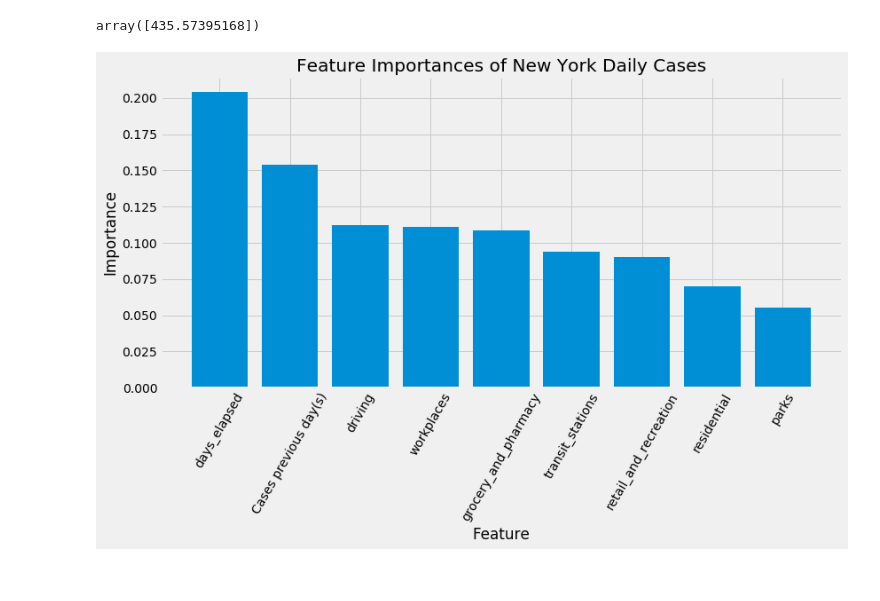
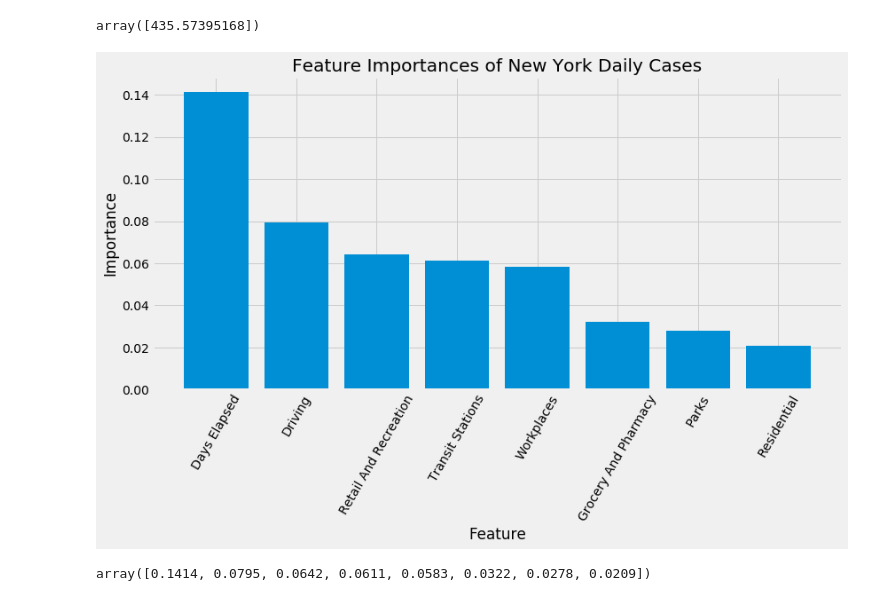
Before and after one commit to Jbudnick/Covid-19-Forecasting, a Jupyter notebook: notebooks/EDA.ipynb, the cells around one changed output. Cells and saved outputs as stored; diff of their text form; code cells hidden in the pictures.

```diff
--- a/notebooks/EDA.ipynb
+++ b/notebooks/EDA.ipynb
@@ -7,7 +7,7 @@ cd '/Users/jbud/Desktop/Galvanize/repos/Covid-19-Forecasting'
 # %% [output]
 /Users/jbud/Desktop/Galvanize/repos/Covid-19-Forecasting
 # %%
-### %load src/reg_model_class.py
+# %load src/reg_model_class.py
 import numpy as np
 import pandas as pd
 
@@ -21,12 +21,15 @@ from sklearn.ensemble import RandomForestRegressor
 from sklearn.metrics import mean_squared_error
 
 from scipy.interpolate import make_interp_spline
+# from data_clean_script import clean_data, replace_initial_values, replace_with_moving_averages, load_and_clean_data, create_spline, convert_to_date, fill_na_with_surround
 
+from pandas.plotting import register_matplotlib_converters
 import matplotlib.pyplot as plt
 import matplotlib
 
 from matplotlib.dates import (DAILY, DateFormatter,
                               rrulewrapper, RRuleLocator, drange)
+
 
 class reg_model(object):
     def __init__(self, X, y, log_trans_y=False, day_cutoff=87):
@@ -43,7 +46,8 @@ class reg_model(object):
         train_mask = self.X['days_elapsed(t)'] < day_cutoff
         holdout_mask = self.X['days_elapsed(t)'] >= day_cutoff
         self.log_trans_y = log_trans_y
-        self.X_train, self.X_test, self.y_train, self.y_test = self.X[train_mask], self.X[holdout_mask], self.y[train_mask], self.y[holdout_mask]
+        self.X_train, self.X_test, self.y_train, self.y_test = self.X[
+            train_mask], self.X[holdout_mask], self.y[train_mask], self.y[holdout_mask]
         self.error_metric = None
 
     def lin_reg(self):
@@ -76,13 +80,16 @@ class reg_model(object):
             n = np.arange(1, max_trees + 1, 1)
             error = []
             for each in n:
-                self.model = RandomForestRegressor(n_estimators=each, n_jobs = -1, random_state = 1)
+                self.model = RandomForestRegressor(
+                    n_estimators=each, n_jobs=-1, random_state=1)
                 self.model.fit(self.X_train, self.y_train)
                 self.error_metric = 'rmse'
                 error.append(self.evaluate_model())
             #plt.plot(n, error)
             n_trees = n[error.index(min(error))]
-        self.model = RandomForestRegressor(n_estimators=n_trees, random_state = None) # n_jobs = -1, random_state = 0, max_depth = 3, oob_score = False, random_state = 10
+        # n_jobs = -1, random_state = 0, max_depth = 3, oob_score = False, random_state = 10
+        self.model = RandomForestRegressor(
+            n_estimators=n_trees, random_state=None)
         self.model.fit(self.X_train, self.y_train)
         self.error_metric = 'rmse'
 
@@ -107,11 +114,12 @@ class reg_model(object):
         self.forecasted = self.model.predict(to_forecast_df)
         return self.forecasted
 
-    def plot_model(self, use_smoothed=True, threshold=100, save_name=None, xvar='days_elapsed(t)', convDate = True):
+    def plot_model(self, use_smoothed=True, threshold=100, save_name=None, xvar='days_elapsed(t)', convDate=True):
         '''
         Use smoothed generates data using moving average.
         Convdate converts days elapsed into date
         '''
+        register_matplotlib_converters()
         fig, ax = plt.subplots(figsize=(10, 6))
         if self.log_trans_y == True:
             self.y_test = np.e ** self.y_test
@@ -121,8 +129,9 @@ class reg_model(object):
                self.y_train, color='red', label="Training Data")
         if use_smoothed == True:
             x, y = create_spline(self.X[xvar], self.y)
-            x = pd.DataFrame(x).iloc[:,0].apply(convert_to_date)
-            ax.plot_date(x, y, c='green', label='Moving Average - 7 days', xdate = True, marker = '', ls = '-')
+            x = pd.DataFrame(x).iloc[:, 0].apply(convert_to_date)
+            ax.plot_date(x, y, c='green', label='Moving Average - 7 days',
+                         xdate=True, marker='', ls='-')
             fig.autofmt_xdate()
 
             rule = rrulewrapper(DAILY, interval=7)
@@ -806,15 +935,20 @@ rule = rrulewrapper(DAILY, interval=7)
 loc = RRuleLocator(rule)
 formatter = DateFormatter('%y/%m/%d')
 # %%
+num_states = 5
+i = 0
+
 top_states = covid_df[['state','New_Cases_per_pop']].groupby('state').mean()
 top_states.sort_values('New_Cases_per_pop', ascending = False, inplace = True)
 fig, axes = plt.subplots(figsize = (12,6))
-for state in top_states.index[:5]:
+lw = [5] + [1] * (num_states -1)
+for state in top_states.index[:num_states]:
     x = covid_df[covid_df['state'] == state].loc[:, 'days_elapsed']
     x = x.apply(convert_to_date)
     y = covid_df[covid_df['state'] == state].loc[:, 'New_Cases_per_pop']
-    axes.plot_date(x,y, label = state, linewidth = 1, xdate = True, ls = '-', marker = '')
+    axes.plot_date(x,y, label = state, linewidth = lw[i], xdate = True, ls = '-', marker = '')
     fig.autofmt_xdate()
+    i += 1
 axes.legend()
 
 axes.set_xlabel('Date')
@@ -1287,17 +1450,24 @@ feat_importances.loc[:][1] = feat_importances.loc[:][1].apply(lambda x: x[0])
 feature_importances = feat_importances.groupby(1).sum()
 feature_importances.sort_values(0, ascending = False, inplace = True)
 feature_importances.columns = ['Feature Importance']
-feature_importances.index = feature_importances.index.rename('')
-feature_importances.rename(index = {'moving_average': 'Cases previous day(s)'}, inplace = True)
+feature_importances.index = feature_importances.index.str.replace('_', ' ')
+feature_importances.index = feature_importances.index.map(str.title)
+feature_importances.rename(index = {'Daily New Cases': 'Cases previous day(s)'}, inplace = True)
 # %%
-fig, ax = plt.subplots(figsize = (12, 8))
-ax.bar(feature_importances.index, feature_importances.values.flatten())
-ax.set_xticklabels(feature_importances.index, rotation = 60)
+fig, ax = plt.subplots(figsize =(12, 8))
+x = feature_importances.index[1:]
+y = feature_importances.values[1:].flatten()
+ax.bar(x, y)
+ax.set_xticklabels(x, rotation = 60)
 ax.set_xlabel('Feature')
 ax.set_ylabel('Importance')
 ax.set_title('Feature Importances of New York Daily Cases')
 fig.tight_layout()
 # %% [output]
-[figure, old version]
+[figure, new version]
 # %%
 fig.savefig('images/feature_importances')
+# %%
+feature_importances.values[1:].flatten()
+# %% [output]
+array([0.1414, 0.0795, 0.0642, 0.0611, 0.0583, 0.0322, 0.0278, 0.0209])
```
Also changed, not shown: parts of 48 cells of this notebook, 9 other files.
